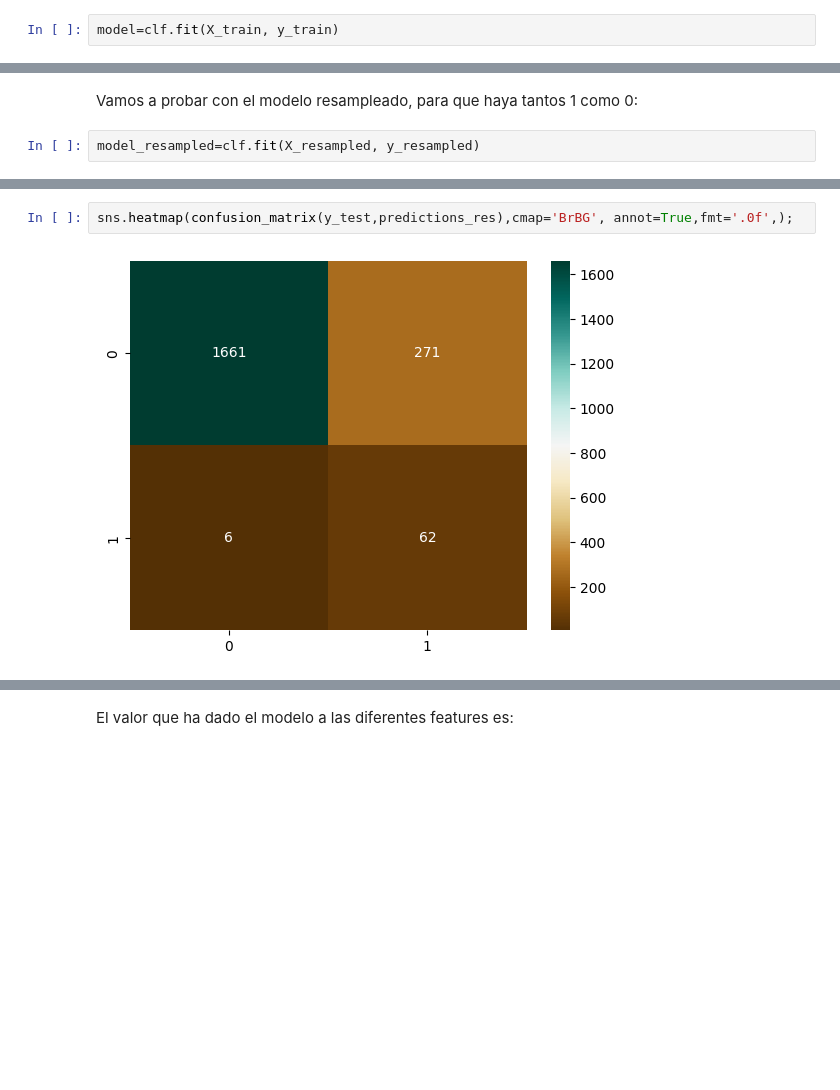
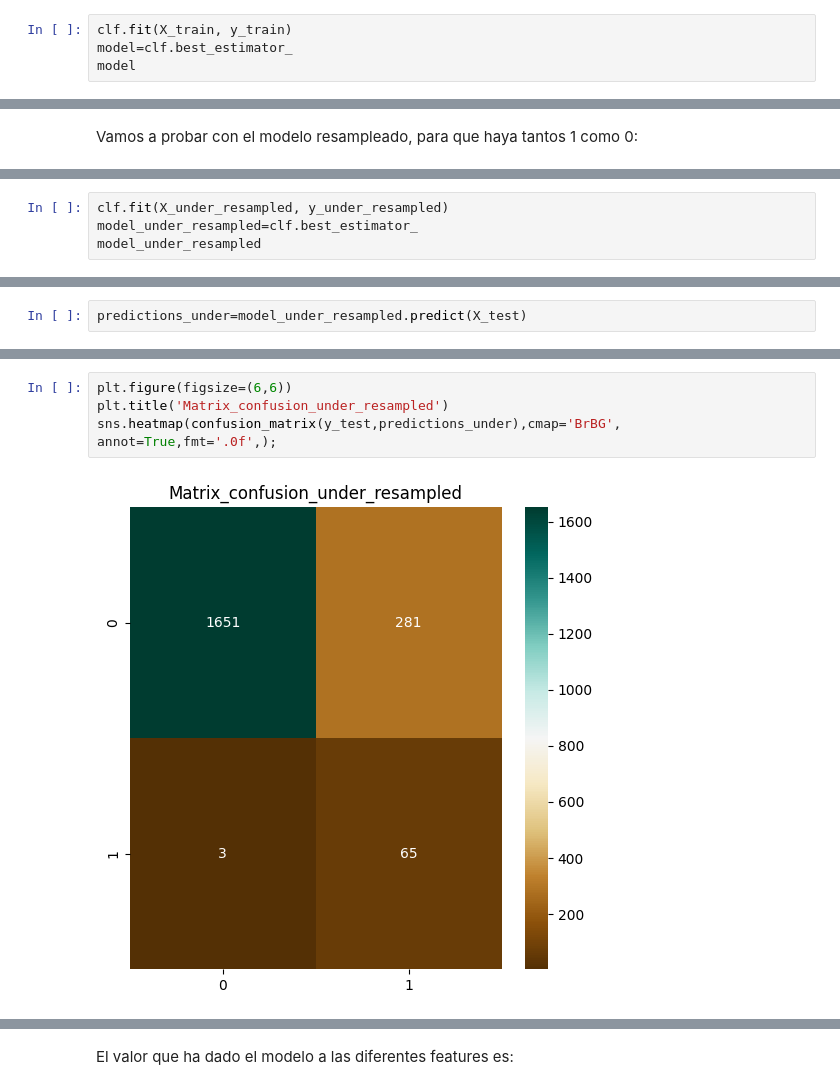
Before and after one commit to Danielgarpra/Milling_failure_prediction_ML, a Jupyter notebook: milling_projet.ipynb, the cells around one changed output, grey strips where cells are left out. Drawn from its saved outputs; the diff is of its cells as text; blank space fills up the shorter version.

```diff
--- a/milling_projet.ipynb
+++ b/milling_projet.ipynb
@@ -306,5 +480,7 @@ clf = GridSearchCV(estimator = pipe,
                   verbose=2,
                   n_jobs=-1)
 # %%
-model=clf.fit(X_train, y_train)
+clf.fit(X_train, y_train)
+model=clf.best_estimator_
+model
 # %% [output]
@@ -355,5 +525,3 @@ pd.DataFrame(index=X_train.columns,data=importances,columns=['Features'])
 Se ha obtenido un resultado, que a primera instancia parece que es bueno pero que al analizarlo vemos que tiene un recall bastante malo, y eso es porque aunque los 0 los predice muy bien, los uno los predice bastante mal, acertando 42 y fallando 26.
 # %% [markdown]
 Vamos a probar con el modelo resampleado, para que haya tantos 1 como 0:
-# %%
-model_resampled=clf.fit(X_resampled, y_resampled)
@@ -363,0 +530,4 @@ predictions_res=model_resampled.best_estimator_.predict(X_test)
+# %%
+clf.fit(X_under_resampled, y_under_resampled)
+model_under_resampled=clf.best_estimator_
+model_under_resampled
@@ -364 +538,3 @@ predictions_res=model_resampled.best_estimator_.predict(X_test)
+# %%
+predictions_under=model_under_resampled.predict(X_test)
 # %%
@@ -385,4 +549,6 @@ plt.title("ROC Curve");
 # %%
-sns.heatmap(confusion_matrix(y_test,predictions_res),cmap='BrBG', annot=True,fmt='.0f',);
+plt.figure(figsize=(6,6))
+plt.title('Matrix_confusion_under_resampled')
+sns.heatmap(confusion_matrix(y_test,predictions_under),cmap='BrBG', annot=True,fmt='.0f',);
 # %% [output]
-[figure, old version]
+[figure, new version]
```
Also changed, not shown: parts of 94 cells of this notebook, 2 other files.
